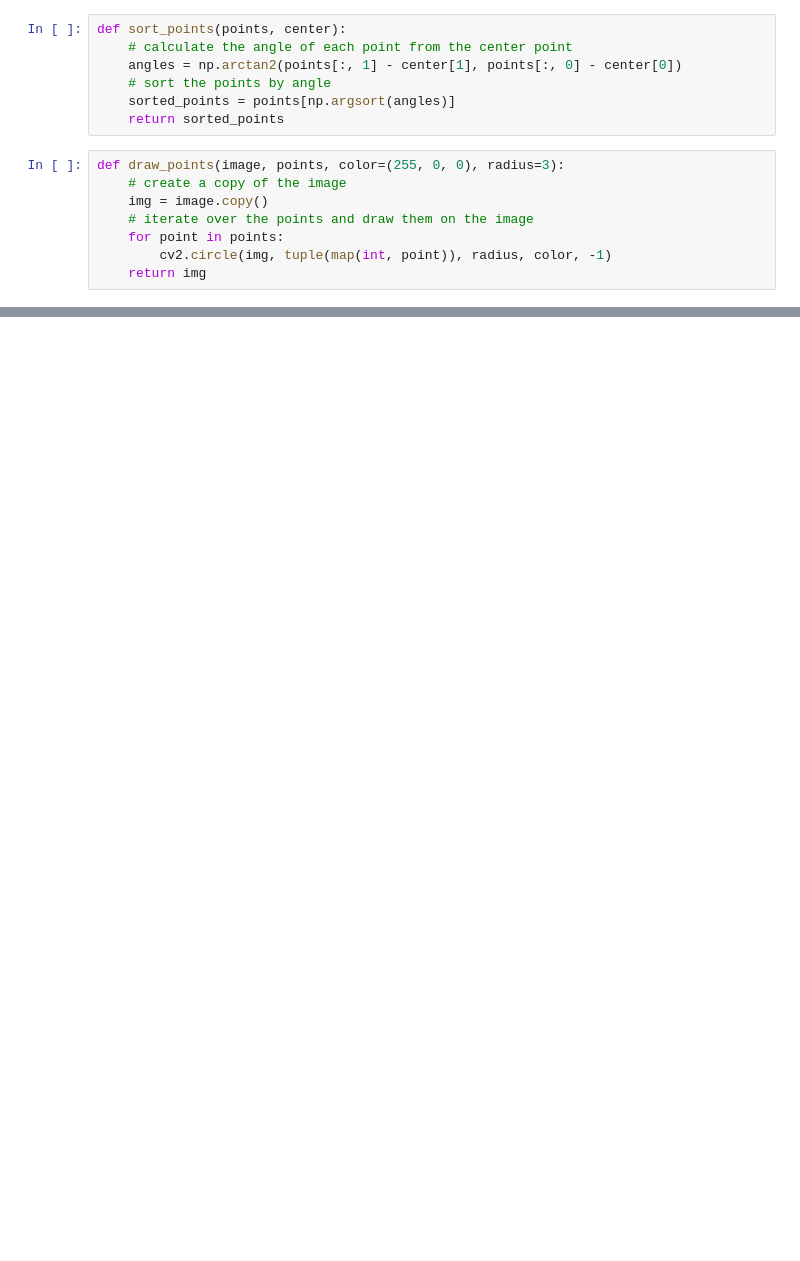
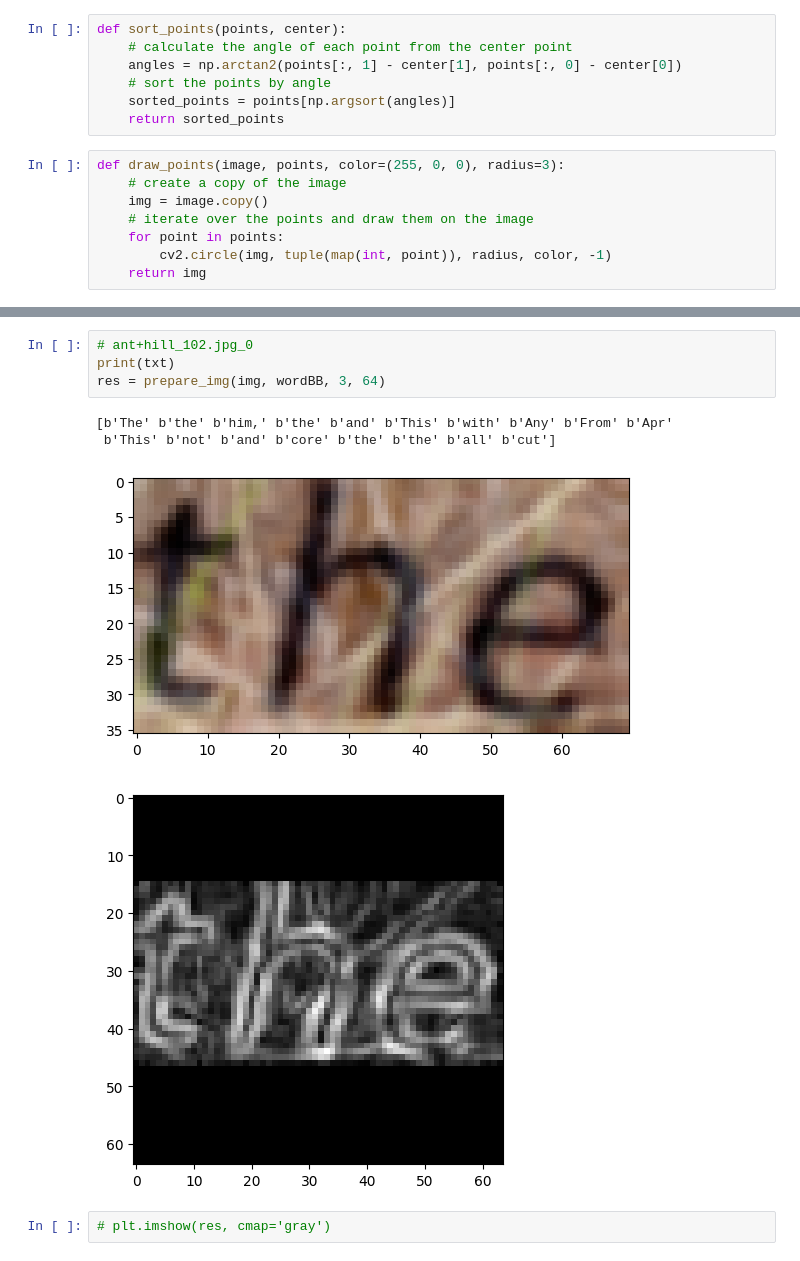
Before and after one commit to glusi/cv-project, a Jupyter notebook: tries.ipynb, the cells around one changed output, grey strips where cells are left out. Saved outputs shown, nothing was run; the diff lists cells and outputs as text; blank space fills up the shorter version.

```diff
--- a/tries.ipynb
+++ b/tries.ipynb
@@ -205,0 +312,11 @@ plt.show()
+# %%
+# ant+hill_102.jpg_0
+print(txt)
+res = prepare_img(img, wordBB, 3, 64)
+# %% [output]
+[b'The' b'the' b'him,' b'the' b'and' b'This' b'with' b'Any' b'From' b'Apr'
+ b'This' b'not' b'and' b'core' b'the' b'the' b'all' b'cut']
+[figure, added]
+[figure, added]
+# %%
+# plt.imshow(res, cmap='gray')
```
Also changed, not shown: parts of 4 cells of this notebook.
